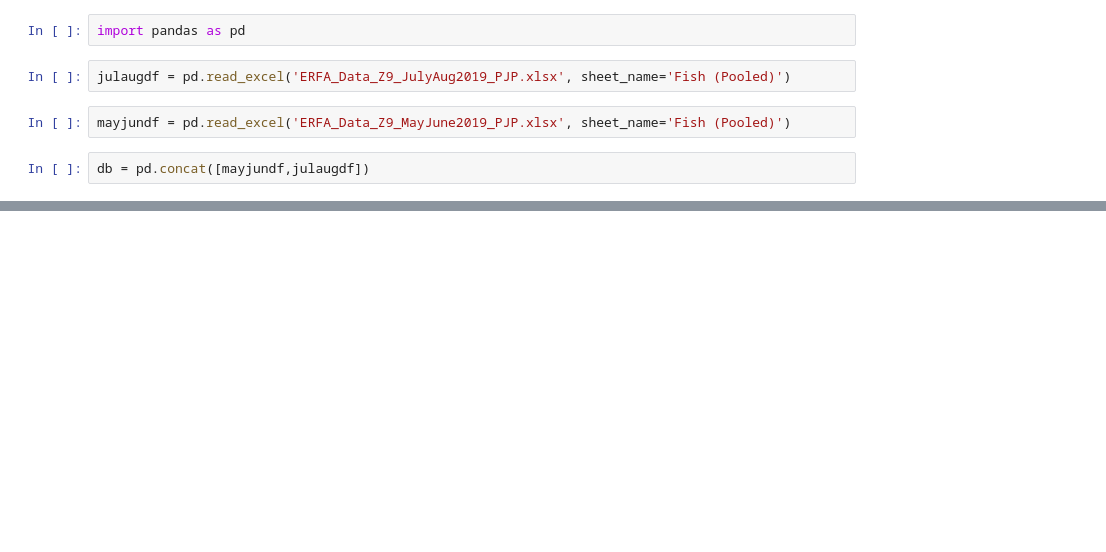
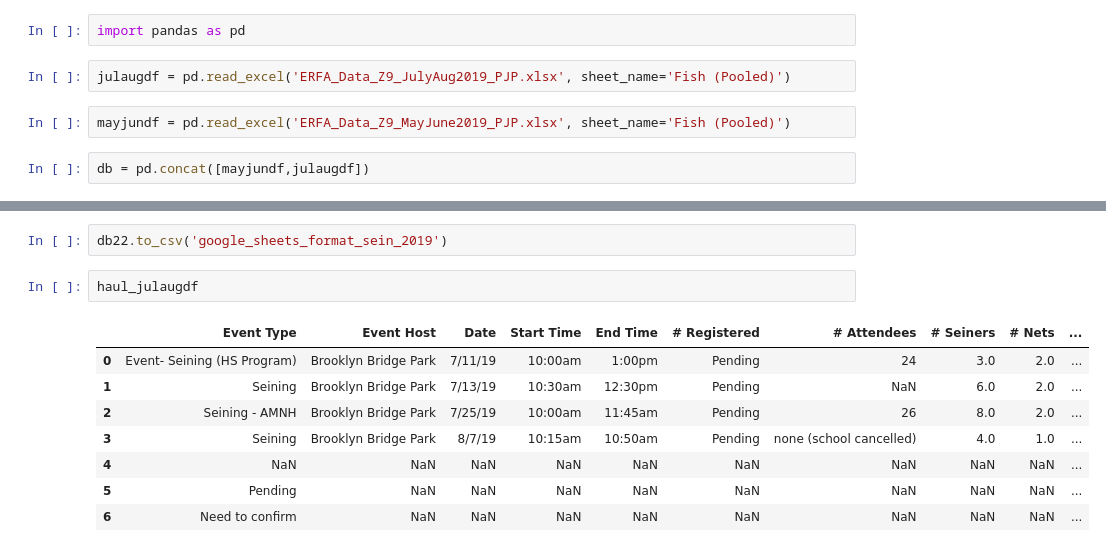
Before and after one commit to Shadhopson/Seining_Analysis, a Jupyter notebook: 2019 Data/Untitled.ipynb, the cells around one changed output, grey strips where cells are left out. Drawn from its saved outputs; the diff is of its cells as text; blank space fills up the shorter version.

```diff
--- a/2019 Data/Untitled.ipynb
+++ b/2019 Data/Untitled.ipynb
@@ -14,0 +73,13 @@ db[db.duplicated()]
+# %%
+db22.to_csv('google_sheets_format_sein_2019')
+# %%
+haul_julaugdf
+# %% [output]
+|  | Event Type | Event Host | Date | Start Time | End Time | # Registered | # Attendees | # Seiners | # Nets | ... |
+| 0 | Event- Seining (HS Program) | Brooklyn Bridge Park | 7/11/19 | 10:00am | 1:00pm | Pending | 24 | 3.0 | 2.0 | ... |
+| 1 | Seining | Brooklyn Bridge Park | 7/13/19 | 10:30am | 12:30pm | Pending | NaN | 6.0 | 2.0 | ... |
+| 2 | Seining - AMNH | Brooklyn Bridge Park | 7/25/19 | 10:00am | 11:45am | Pending | 26 | 8.0 | 2.0 | ... |
+| 3 | Seining | Brooklyn Bridge Park | 8/7/19 | 10:15am | 10:50am | Pending | none (school cancelled) | 4.0 | 1.0 | ... |
+| 4 | NaN | NaN | NaN | NaN | NaN | NaN | NaN | NaN | NaN | ... |
+| 5 | Pending | NaN | NaN | NaN | NaN | NaN | NaN | NaN | NaN | ... |
+| 6 | Need to confirm | NaN | NaN | NaN | NaN | NaN | NaN | NaN | NaN | ... |
```
Also changed, not shown: parts of 17 cells of this notebook, 1 other file.
